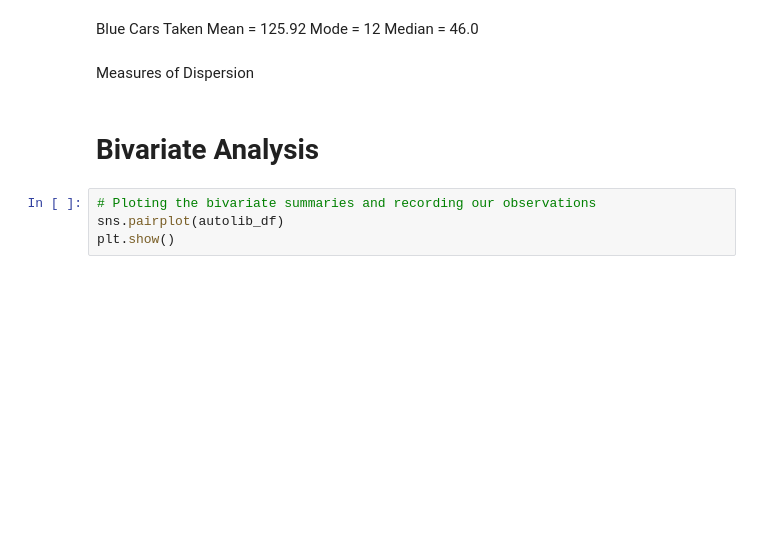
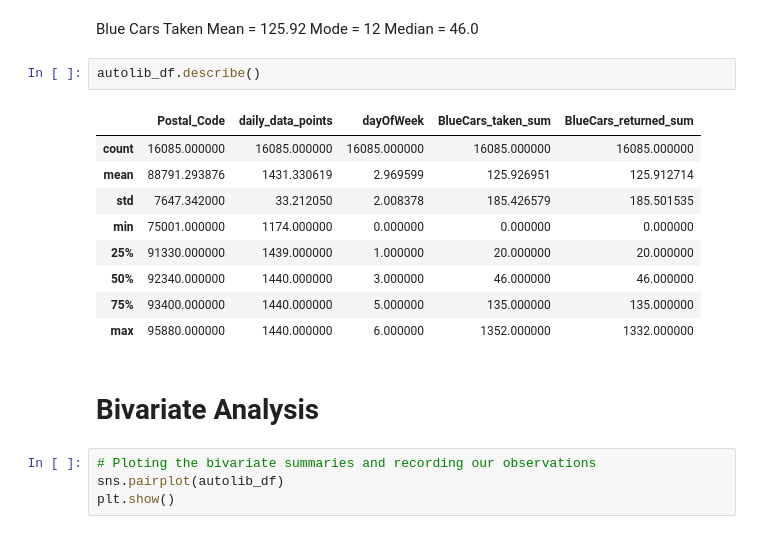
Before and after one commit to WambuiN/DSCore_Week4_IP, a Jupyter notebook: Wambui_Njoroge_DSCore_IP4.ipynb, the cells around one changed output. Saved outputs shown, nothing was run; the diff lists cells and outputs as text; blank space fills up the shorter version.

```diff
--- a/Wambui_Njoroge_DSCore_IP4.ipynb
+++ b/Wambui_Njoroge_DSCore_IP4.ipynb
@@ -306,8 +308,18 @@ Blue Cars Taken
 Mean = 125.92
 Mode = 12
 Median = 46.0
-# %% [markdown]
-Measures of Dispersion
+# %%
+autolib_df.describe()
+# %% [output]
+|  | Postal_Code | daily_data_points | dayOfWeek | BlueCars_taken_sum | BlueCars_returned_sum |
+| count | 16085.000000 | 16085.000000 | 16085.000000 | 16085.000000 | 16085.000000 |
+| mean | 88791.293876 | 1431.330619 | 2.969599 | 125.926951 | 125.912714 |
+| std | 7647.342000 | 33.212050 | 2.008378 | 185.426579 | 185.501535 |
+| min | 75001.000000 | 1174.000000 | 0.000000 | 0.000000 | 0.000000 |
+| 25% | 91330.000000 | 1439.000000 | 1.000000 | 20.000000 | 20.000000 |
+| 50% | 92340.000000 | 1440.000000 | 3.000000 | 46.000000 | 46.000000 |
+| 75% | 93400.000000 | 1440.000000 | 5.000000 | 135.000000 | 135.000000 |
+| max | 95880.000000 | 1440.000000 | 6.000000 | 1352.000000 | 1332.000000 |
 # %% [markdown]
 # Bivariate Analysis
 # %%
```
Also changed, not shown: parts of 33 cells of this notebook.
